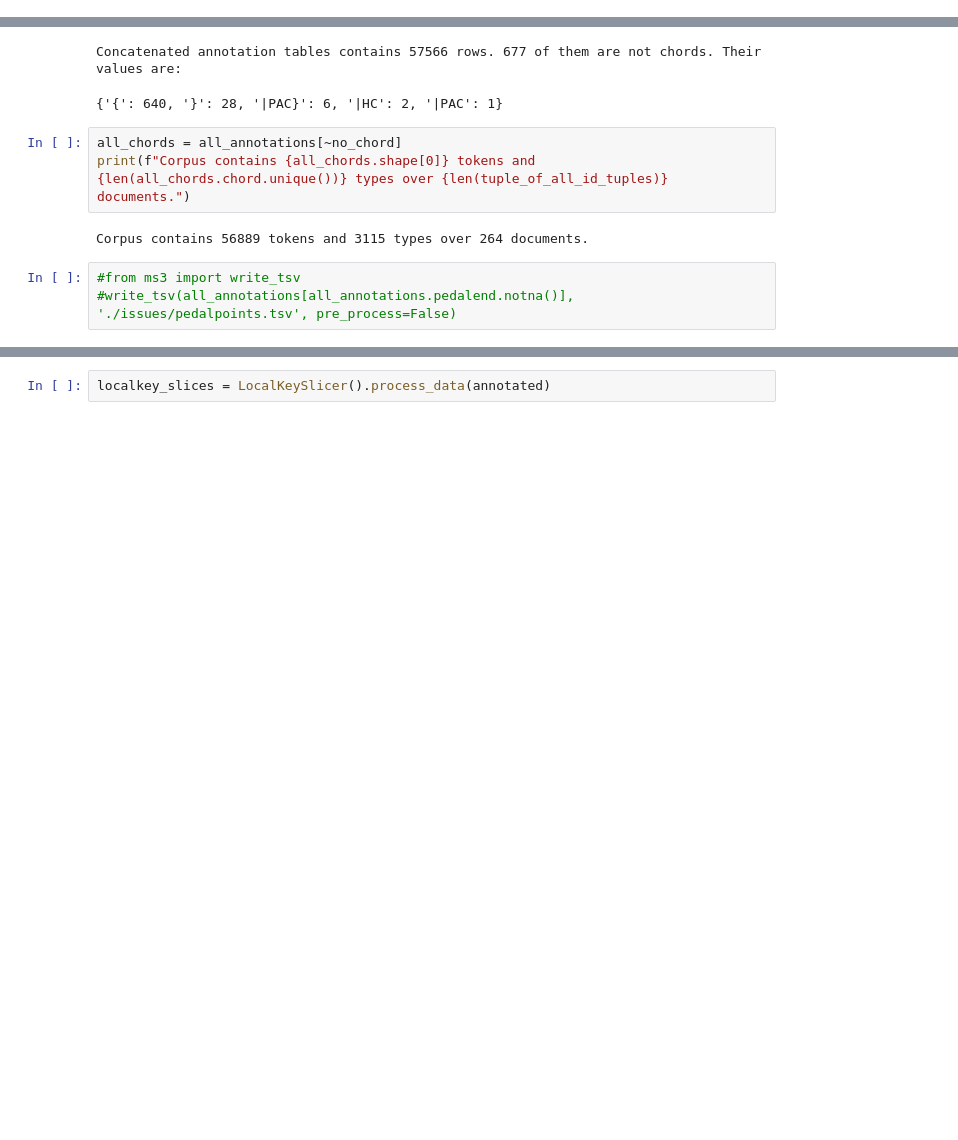
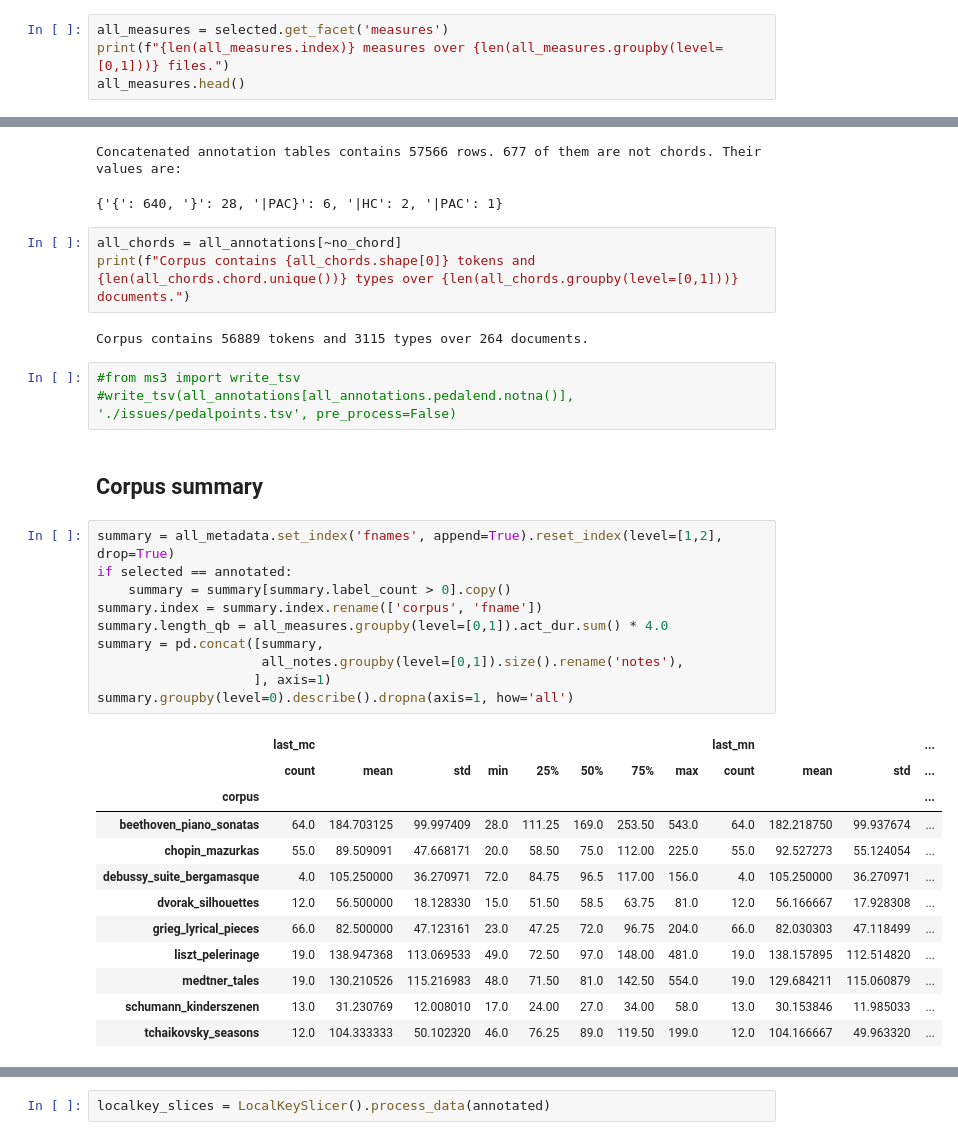
Before and after one commit to DCMLab/data_reports, a Jupyter notebook: generate.ipynb, the cells around one changed output, grey strips where cells are left out. Cells and saved outputs as stored; diff of their text form; blank space fills up the shorter version.

```diff
--- a/generate.ipynb
+++ b/generate.ipynb
@@ -111,0 +113,4 @@ selected = annotated
+# %%
+all_measures = selected.get_facet('measures')
+print(f"{len(all_measures.index)} measures over {len(all_measures.groupby(level=[0,1]))} files.")
+all_measures.head()
@@ -214,9 +228,34 @@ Concatenated annotation tables contains 57566 rows. 677 of them are not chords.
 {'{': 640, '}': 28, '|PAC}': 6, '|HC': 2, '|PAC': 1}
 # %%
 all_chords = all_annotations[~no_chord]
-print(f"Corpus contains {all_chords.shape[0]} tokens and {len(all_chords.chord.unique())} types over {len(tuple_of_all_id_tuples)} documents.")
+print(f"Corpus contains {all_chords.shape[0]} tokens and {len(all_chords.chord.unique())} types over {len(all_chords.groupby(level=[0,1]))} documents.")
 # %% [output]
 Corpus contains 56889 tokens and 3115 types over 264 documents.
 # %%
 #from ms3 import write_tsv
 #write_tsv(all_annotations[all_annotations.pedalend.notna()], './issues/pedalpoints.tsv', pre_process=False)
+# %% [markdown]
+## Corpus summary
+# %%
+summary = all_metadata.set_index('fnames', append=True).reset_index(level=[1,2], drop=True)
+if selected == annotated:
+    summary = summary[summary.label_count > 0].copy()
+summary.index = summary.index.rename(['corpus', 'fname'])
+summary.length_qb = all_measures.groupby(level=[0,1]).act_dur.sum() * 4.0
+summary = pd.concat([summary,
+                     all_notes.groupby(level=[0,1]).size().rename('notes'),
+                    ], axis=1)
+summary.groupby(level=0).describe().dropna(axis=1, how='all')
+# %% [output]
+|  | last_mc |  |  |  |  |  |  |  | last_mn |  |  | ... |
+|  | count | mean | std | min | 25% | 50% | 75% | max | count | mean | std | ... |
+| corpus |  |  |  |  |  |  |  |  |  |  |  | ... |
+| beethoven_piano_sonatas | 64.0 | 184.703125 | 99.997409 | 28.0 | 111.25 | 169.0 | 253.50 | 543.0 | 64.0 | 182.218750 | 99.937674 | ... |
+| chopin_mazurkas | 55.0 | 89.509091 | 47.668171 | 20.0 | 58.50 | 75.0 | 112.00 | 225.0 | 55.0 | 92.527273 | 55.124054 | ... |
+| debussy_suite_bergamasque | 4.0 | 105.250000 | 36.270971 | 72.0 | 84.75 | 96.5 | 117.00 | 156.0 | 4.0 | 105.250000 | 36.270971 | ... |
+| dvorak_silhouettes | 12.0 | 56.500000 | 18.128330 | 15.0 | 51.50 | 58.5 | 63.75 | 81.0 | 12.0 | 56.166667 | 17.928308 | ... |
+| grieg_lyrical_pieces | 66.0 | 82.500000 | 47.123161 | 23.0 | 47.25 | 72.0 | 96.75 | 204.0 | 66.0 | 82.030303 | 47.118499 | ... |
+| liszt_pelerinage | 19.0 | 138.947368 | 113.069533 | 49.0 | 72.50 | 97.0 | 148.00 | 481.0 | 19.0 | 138.157895 | 112.514820 | ... |
+| medtner_tales | 19.0 | 130.210526 | 115.216983 | 48.0 | 71.50 | 81.0 | 142.50 | 554.0 | 19.0 | 129.684211 | 115.060879 | ... |
+| schumann_kinderszenen | 13.0 | 31.230769 | 12.008010 | 17.0 | 24.00 | 27.0 | 34.00 | 58.0 | 13.0 | 30.153846 | 11.985033 | ... |
+| tchaikovsky_seasons | 12.0 | 104.333333 | 50.102320 | 46.0 | 76.25 | 89.0 | 119.50 | 199.0 | 12.0 | 104.166667 | 49.963320 | ... |
```
Also changed, not shown: parts of 23 cells of this notebook.
